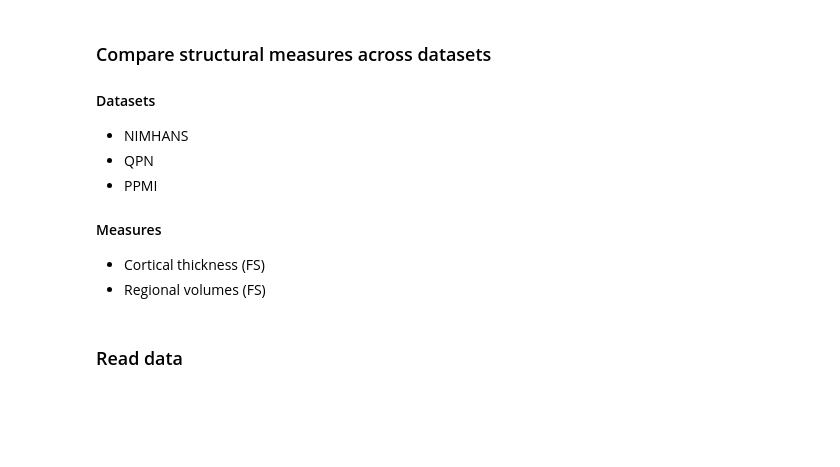
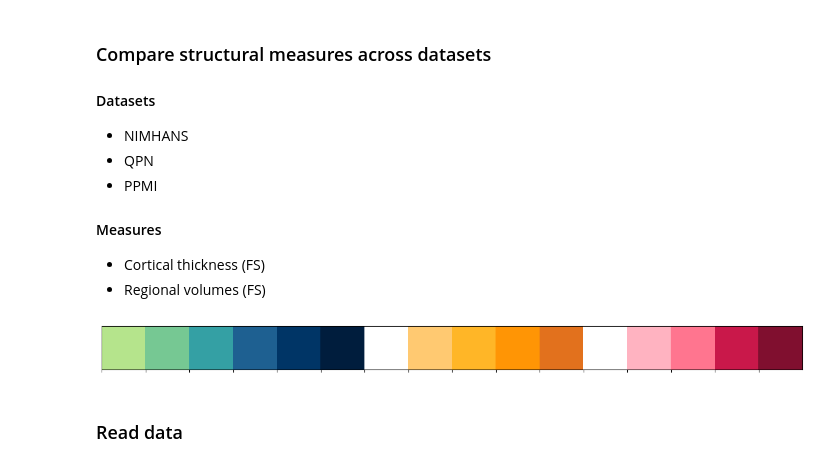
Before and after one commit to neurodatascience/mr_proc-nimhans_serb, a Jupyter notebook: analysis/CT/notebooks/population_comparisons.ipynb, the cells around one changed output. Cells and saved outputs as stored; diff of their text form; code cells hidden in the pictures; blank space fills up the shorter version.

```diff
--- a/analysis/CT/notebooks/population_comparisons.ipynb
+++ b/analysis/CT/notebooks/population_comparisons.ipynb
@@ -45,35 +47,41 @@ class my_colors(Enum):
     NIM_SERB_PD =       "#76C893"
     NIM_METAL_CONTROL = "#34A0A4"
     NIM_METAL_PD =      "#1E6091"
+    NIM_YLO_CONTROL =   "#003566"
+    NIM_YLO_PD =        "#001d3d"
 
     QPN_CONTROL =       "#ffc971"
     QPN_PD =            "#ffb627"
     QPN_older_CONTROL = "#ff9505"
     QPN_older_PD =      "#e2711d"
 
     PPMI_CONTROL =      "#FFB3C1"
     PPMI_PD =           "#FF758F"
     PPMI_older_CONTROL= "#C9184A"
     PPMI_older_PD =     "#800F2F"
 
 
 color_list = [  my_colors.NIM_SERB_CONTROL.value, my_colors.NIM_SERB_PD.value,
                 my_colors.NIM_METAL_CONTROL.value, my_colors.NIM_METAL_PD.value,
+                my_colors.NIM_YLO_CONTROL.value, my_colors.NIM_YLO_PD.value,
                 "white",
                 my_colors.QPN_CONTROL.value, my_colors.QPN_PD.value,
                 my_colors.QPN_older_CONTROL.value, my_colors.QPN_older_PD.value,
                 "white",
                 my_colors.PPMI_CONTROL.value, my_colors.PPMI_PD.value,
                 my_colors.PPMI_older_CONTROL.value, my_colors.PPMI_older_PD.value
               ]
 
 palette = sns.color_palette(palette=color_list)
 
-hue_order = ["NIMHANS-1-control", "NIMHANS-1-PD", "NIMHANS-2-control", "NIMHANS-2-PD", "",
+hue_order = ["NIMHANS-1-control", "NIMHANS-1-PD", "NIMHANS-2-control", "NIMHANS-2-PD",
+             "NIMHANS-3-control", "NIMHANS-3-PD", "",
              "QPN-young-control", "QPN-young-PD", "QPN-older-control", "QPN-older-PD", "",
              "PPMI-young-control",  "PPMI-young-PD","PPMI-older-control",  "PPMI-older-PD"]
 
 sns.palplot(palette)
+# %% [output]
+[figure, added]
 # %% [markdown]
 ### Read data
 # %%
```
Also changed, not shown: parts of 27 cells of this notebook, 1 other file.
